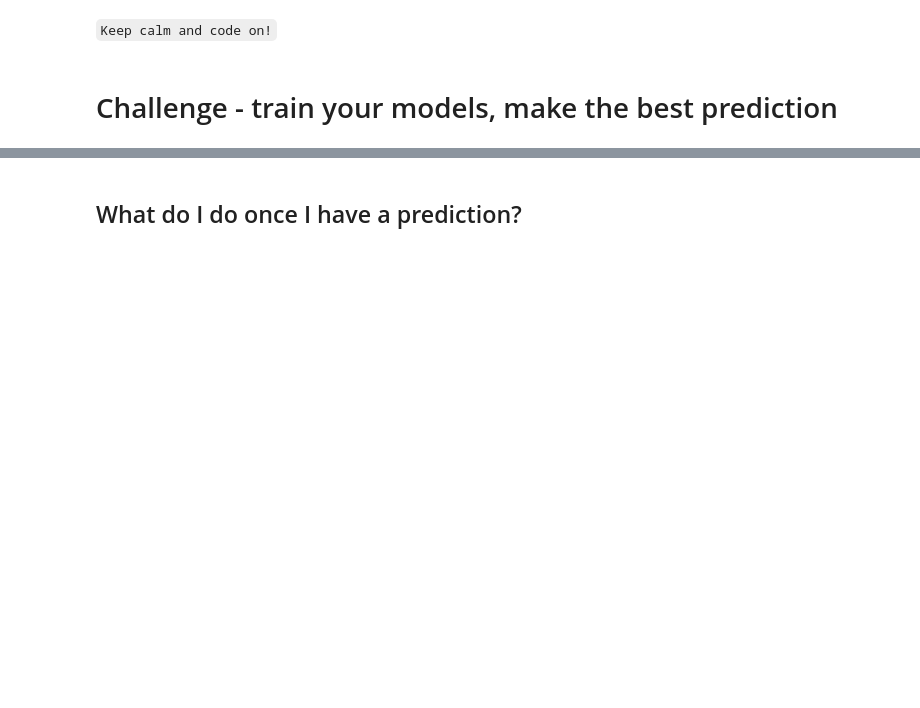
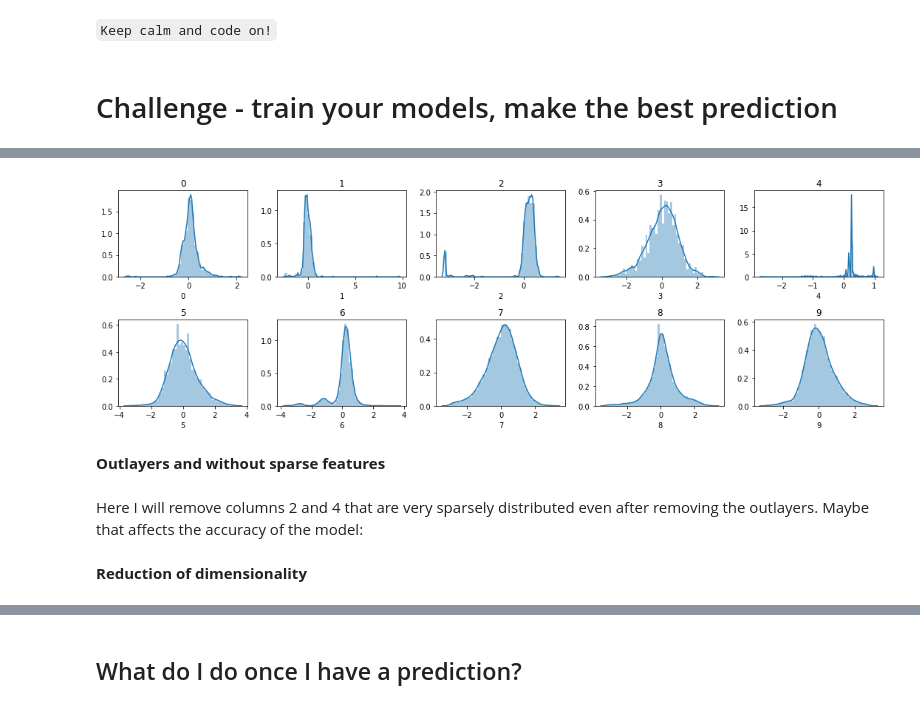
Before and after one commit to Clapiniella/lab-avila-bible, a Jupyter notebook: your-code/main.ipynb, the cells around one changed output, grey strips where cells are left out. Drawn from its saved outputs; the diff is of its cells as text; code cells hidden in the pictures; blank space fills up the shorter version.

```diff
--- a/your-code/main.ipynb
+++ b/your-code/main.ipynb
@@ -86,0 +167,16 @@ sample_submission.head()
+# %%
+data_clean = train_dataset.drop(columns='10')
+data_clean = data_clean[(np.abs(scipy.stats.zscore(data_clean)) < 3).all(axis=1)]
+data_clean['10'] = train_dataset['10']
+# %%
+f, ax = plt.subplots(2,5, figsize = (15,5))
+for i in range(10):
+    sns.distplot(data_clean[str(i)], ax = ax[(0 if i<5 else 1),(i if i<5 else i-5)])
+    ax[(0 if i<5 else 1),(i if i<5 else i-5)].set_title(str(i))
+plt.tight_layout()
+# %% [output]
+[figure, added]
+# %% [markdown]
+**Outlayers and without sparse features**
+# %% [markdown]
+Here I will remove columns 2 and 4 that are very sparsely distributed even after removing the outlayers. Maybe that affects the accuracy of the model:
@@ -86,0 +188,2 @@ sample_submission.head()
+# %% [markdown]
+**Reduction of dimensionality**
```
Also changed, not shown: parts of 45 cells of this notebook, 1 other file.
